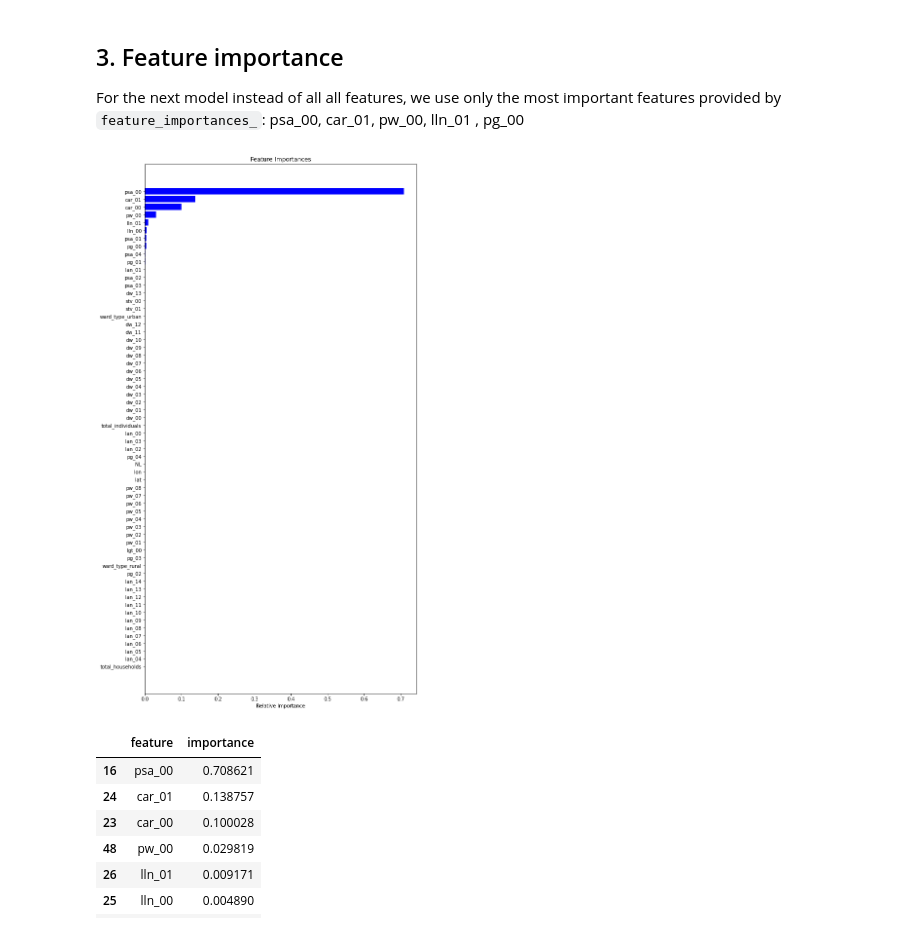
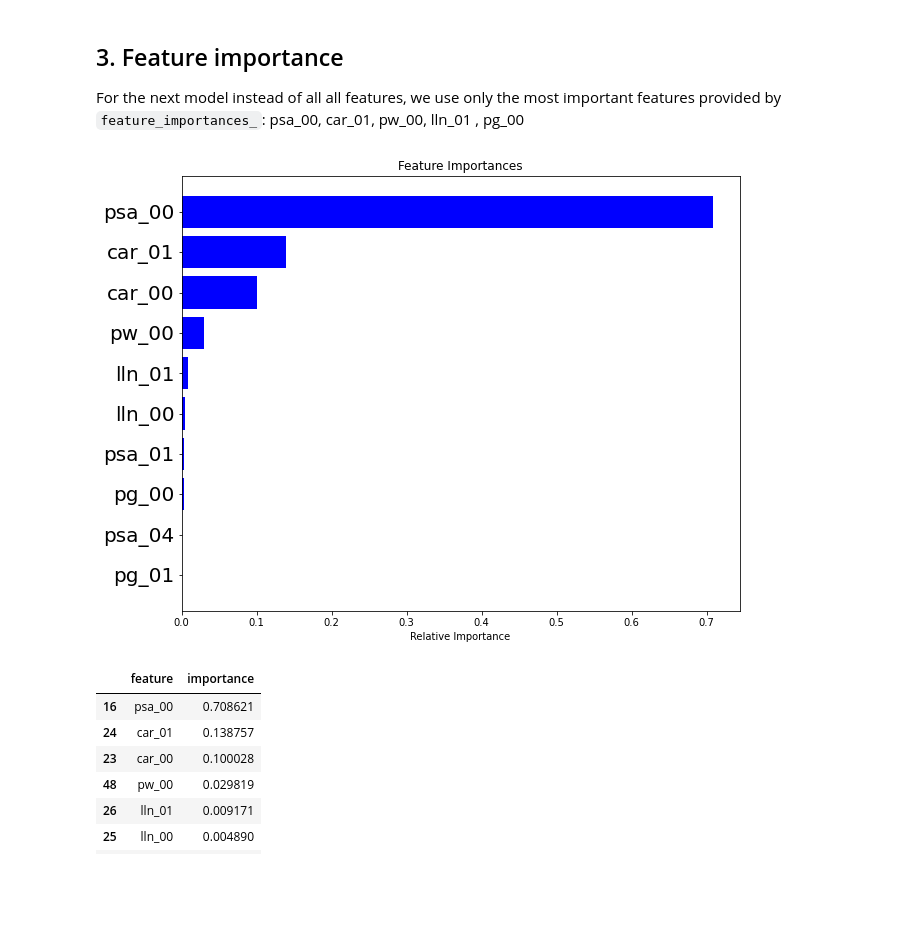
Before and after one commit to christine-berlin/Zindi_Data_female_households_RSA, a Jupyter notebook: models/random_forest_model.ipynb, the cells around one changed output. Saved outputs shown, nothing was run; the diff lists cells and outputs as text; code cells hidden in the pictures; blank space fills up the shorter version.

Commit message:
changed plot importances

```diff
--- a/models/random_forest_model.ipynb
+++ b/models/random_forest_model.ipynb
@@ -103,17 +103,18 @@ The residuals are not randomly distributed, they have some clusters.
 For the next model instead of all all features, we use only the most important features provided by `feature_importances_`: psa_00, car_01, pw_00, lln_01 , pg_00
 # %%
 # Visualization of feature importance
+# showing the top 10
 features = X.columns
 importances = regr.feature_importances_
-indices = np.argsort(importances)
-f, ax = plt.subplots(figsize=(10, 20))
+indices = np.argsort(importances)[-10:]
+f, ax = plt.subplots(figsize=(10, 8))
 plt.title('Feature Importances')
 plt.barh(range(len(indices)), importances[indices], color='b', align='center')
-plt.yticks(range(len(indices)), [features[i] for i in indices])
+plt.yticks(range(len(indices)), [features[i] for i in indices], fontsize=20)
 plt.xlabel('Relative Importance')
 plt.show()
 # %% [output]
-[figure, old version]
+[figure, new version]
 # %%
 # List of important features above 0
 fi = pd.DataFrame({'feature': features,
```
